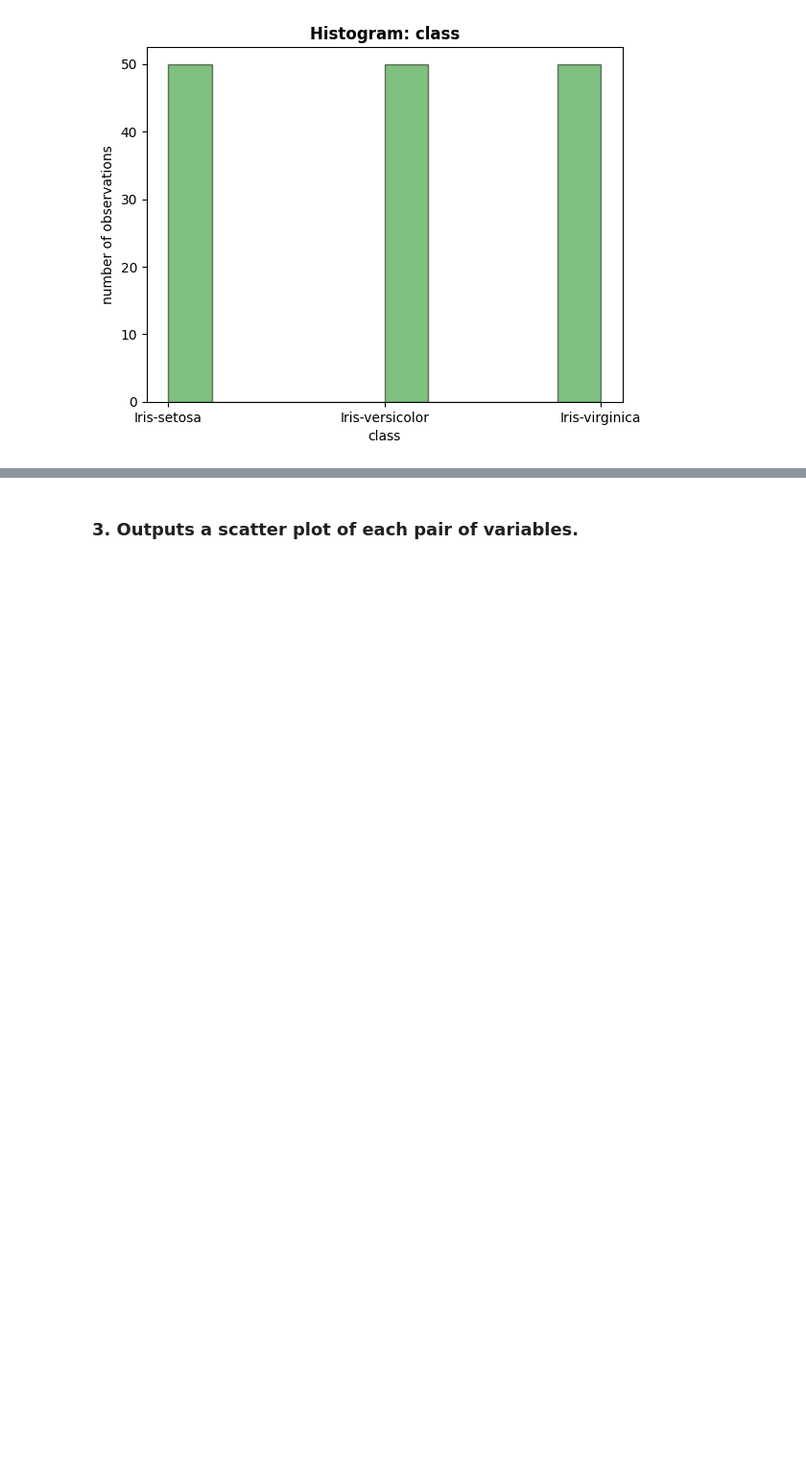
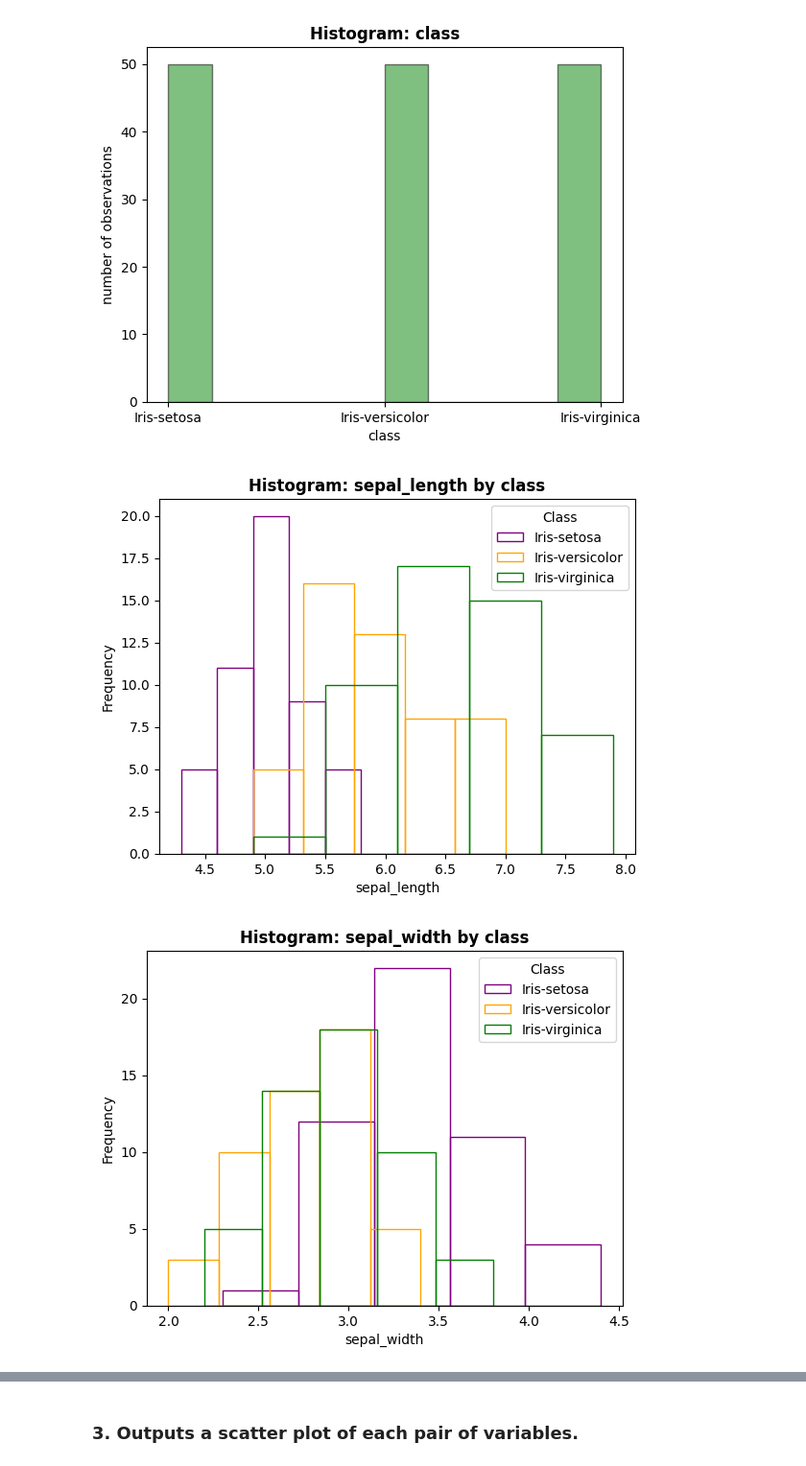
Before and after one commit to quyenphanlyons/pands-project, a Jupyter notebook: notebook.ipynb, the cells around one changed output, grey strips where cells are left out. Shown at 96% size. Cells and saved outputs as stored; diff of their text form; code cells hidden in the pictures; blank space fills up the shorter version.

```diff
--- a/notebook.ipynb
+++ b/notebook.ipynb
@@ -158,3 +159,32 @@ for column in tableau.columns:
 [figure]
 [figure]
 [figure]
+# %%
+from matplotlib import pyplot as plt
+# Initialize a 3x3 charts
+plt.figure()
+
+for column in tableau.iloc[:,:4]:
+    #define points values by group
+    A = tableau.loc[tableau['class'] == 'Iris-setosa', column]
+    B = tableau.loc[tableau['class'] == 'Iris-versicolor', column]
+    C = tableau.loc[tableau['class'] == 'Iris-virginica', column]
+
+    #add three histograms to one plot
+    plt.hist(A, bins=5, label='Iris-setosa', edgecolor = 'purple', fill=False)
+    plt.hist(B, bins=5, label='Iris-versicolor', edgecolor = 'orange', fill=False)
+    plt.hist(C, bins=5, label='Iris-virginica', edgecolor = 'green', fill=False)
+
+    #add plot title and axis labels
+    plt.title(f'Histogram: {column} by class', fontweight='bold')
+    plt.xlabel(column)
+    plt.ylabel('Frequency')
+
+    #add legend
+    plt.legend(title='Class')
+
+    #display plot
+    plt.show()
+# %% [output]
+[figure, added]
+[figure, added]
```
Also changed, not shown: parts of 8 cells of this notebook.
